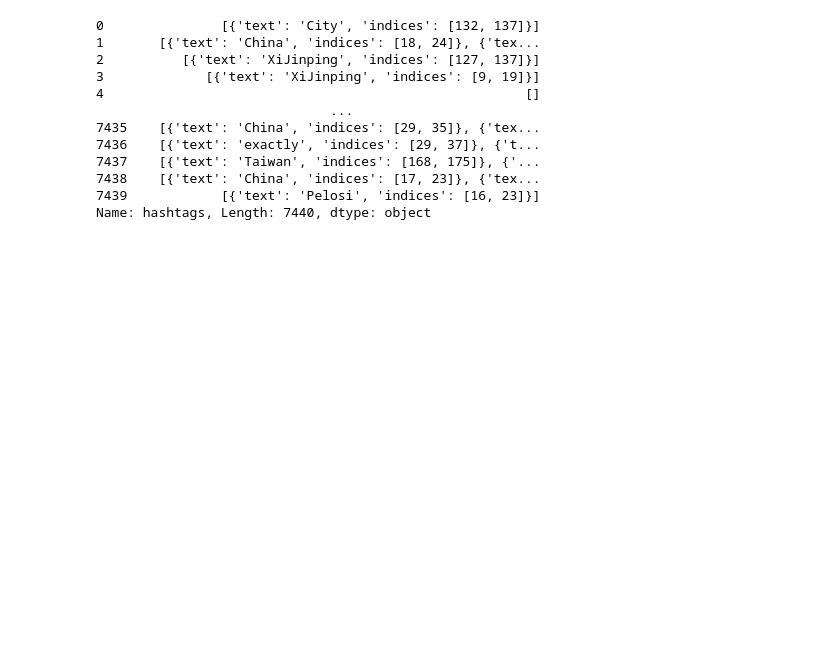
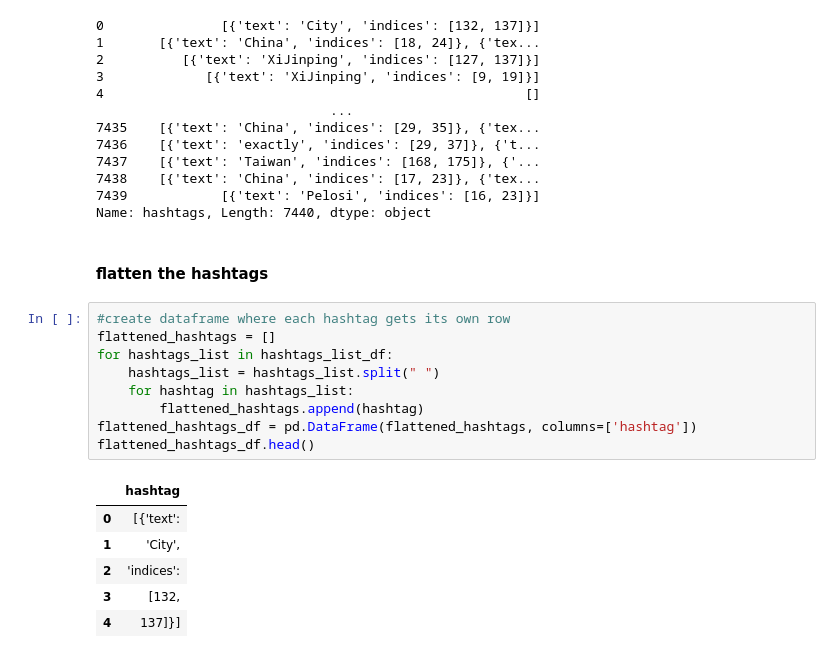
Before and after one commit to Fisseha-Estifanos/Twitter-Data-Analysis, a Jupyter notebook: notebooks/EDA.ipynb, the cells around one changed output. Drawn from its saved outputs; the diff is of its cells as text; blank space fills up the shorter version.

```diff
--- a/notebooks/EDA.ipynb
+++ b/notebooks/EDA.ipynb
@@ -329,3 +329,21 @@ hashtags_list_df
 7438    [{'text': 'China', 'indices': [17, 23]}, {'tex...
 7439            [{'text': 'Pelosi', 'indices': [16, 23]}]
 Name: hashtags, Length: 7440, dtype: object
+# %% [markdown]
+#### flatten the hashtags
+# %%
+#create dataframe where each hashtag gets its own row
+flattened_hashtags = []
+for hashtags_list in hashtags_list_df:
+    hashtags_list = hashtags_list.split(" ")
+    for hashtag in hashtags_list:
+        flattened_hashtags.append(hashtag)
+flattened_hashtags_df = pd.DataFrame(flattened_hashtags, columns=['hashtag'])
+flattened_hashtags_df.head()
+# %% [output]
+|  | hashtag |
+| 0 | [{'text': |
+| 1 | 'City', |
+| 2 | 'indices': |
+| 3 | [132, |
+| 4 | 137]}] |
```
Also changed, not shown: parts of 8 cells of this notebook.
